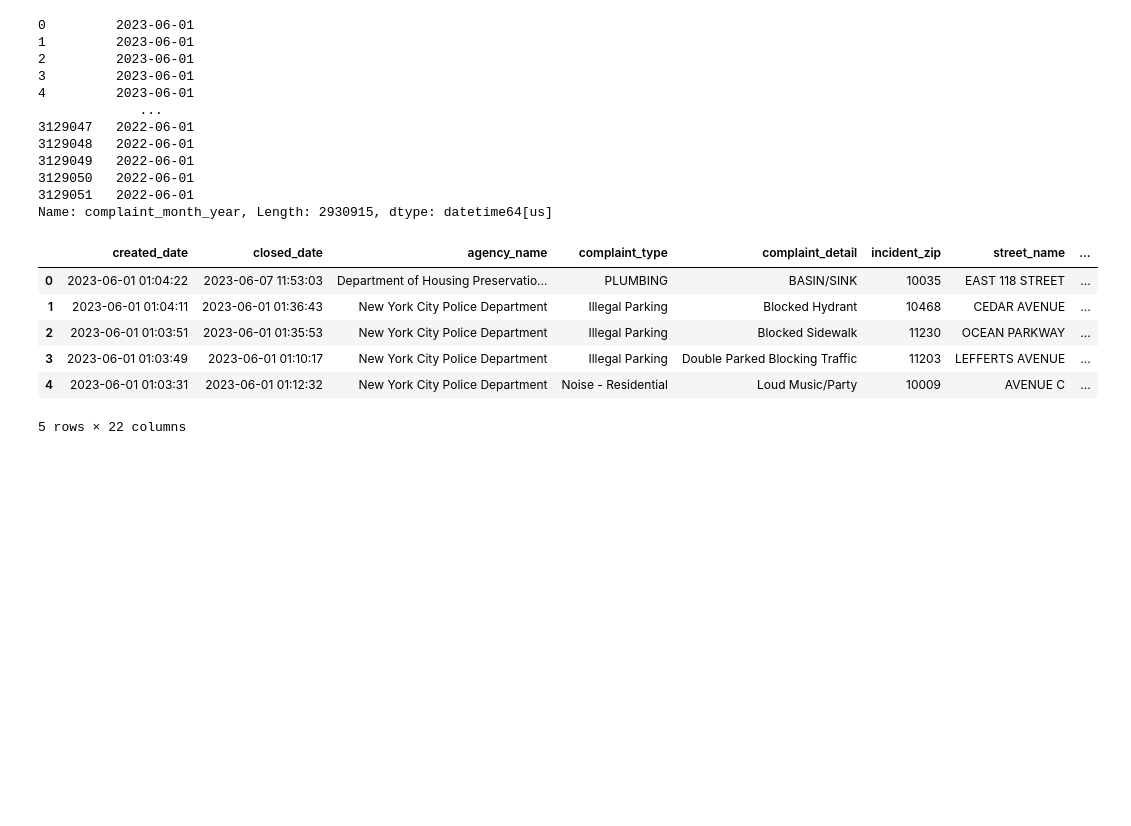
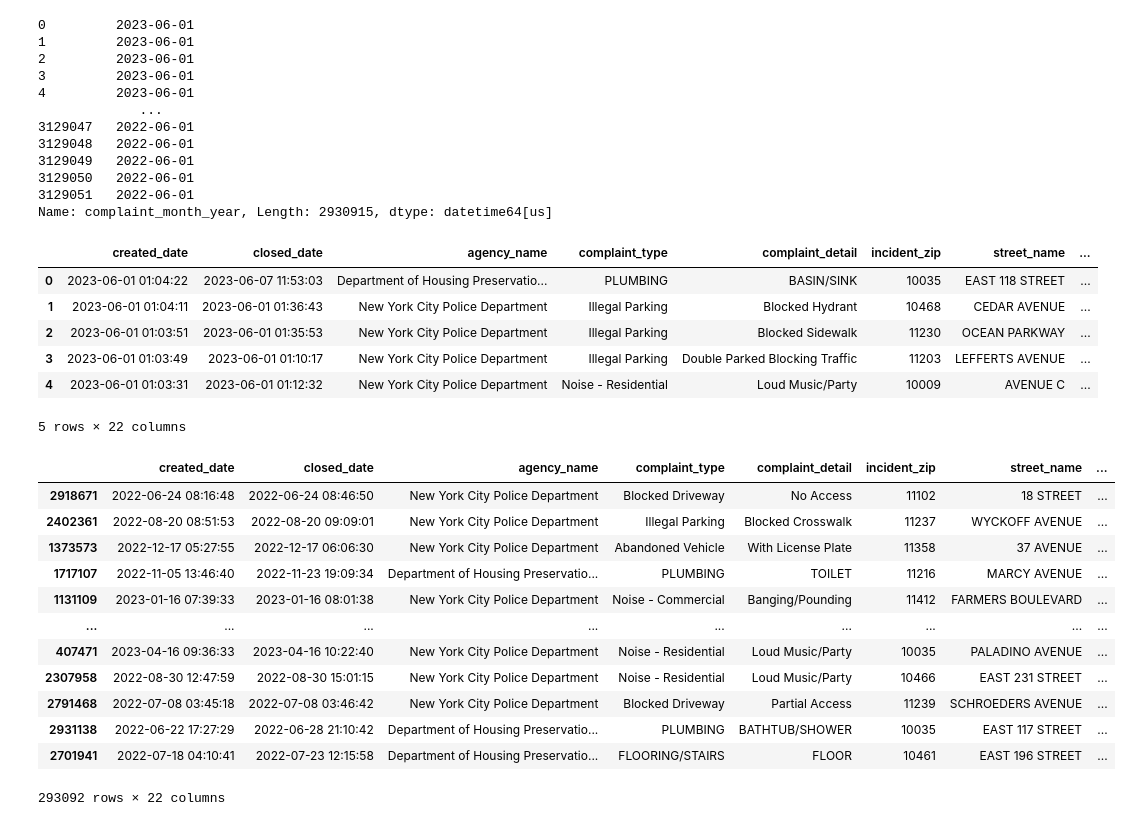
Before and after one commit to taraneem/311-service-requests-analysis, a Jupyter notebook: EDA_nyc311.ipynb, the cells around one changed output. Saved outputs shown, nothing was run; the diff lists cells and outputs as text; code cells hidden in the pictures; blank space fills up the shorter version.

Commit message:
add sampled dataset

```diff
--- a/EDA_nyc311.ipynb
+++ b/EDA_nyc311.ipynb
@@ -353,0 +358,16 @@ df.to_parquet('nyc_featured.parquet' , compression= 'snappy')
+# %%
+pd.read_parquet('nyc_sample.parquet')
+# %% [output]
+|  | created_date | closed_date | agency_name | complaint_type | complaint_detail | incident_zip | street_name | ... |
+| 2918671 | 2022-06-24 08:16:48 | 2022-06-24 08:46:50 | New York City Police Department | Blocked Driveway | No Access | 11102 | 18 STREET | ... |
+| 2402361 | 2022-08-20 08:51:53 | 2022-08-20 09:09:01 | New York City Police Department | Illegal Parking | Blocked Crosswalk | 11237 | WYCKOFF AVENUE | ... |
+| 1373573 | 2022-12-17 05:27:55 | 2022-12-17 06:06:30 | New York City Police Department | Abandoned Vehicle | With License Plate | 11358 | 37 AVENUE | ... |
+| 1717107 | 2022-11-05 13:46:40 | 2022-11-23 19:09:34 | Department of Housing Preservatio... | PLUMBING | TOILET | 11216 | MARCY AVENUE | ... |
+| 1131109 | 2023-01-16 07:39:33 | 2023-01-16 08:01:38 | New York City Police Department | Noise - Commercial | Banging/Pounding | 11412 | FARMERS BOULEVARD | ... |
+| ... | ... | ... | ... | ... | ... | ... | ... | ... |
+| 407471 | 2023-04-16 09:36:33 | 2023-04-16 10:22:40 | New York City Police Department | Noise - Residential | Loud Music/Party | 10035 | PALADINO AVENUE | ... |
+| 2307958 | 2022-08-30 12:47:59 | 2022-08-30 15:01:15 | New York City Police Department | Noise - Residential | Loud Music/Party | 10466 | EAST 231 STREET | ... |
+| 2791468 | 2022-07-08 03:45:18 | 2022-07-08 03:46:42 | New York City Police Department | Blocked Driveway | Partial Access | 11239 | SCHROEDERS AVENUE | ... |
+| 2931138 | 2022-06-22 17:27:29 | 2022-06-28 21:10:42 | Department of Housing Preservatio... | PLUMBING | BATHTUB/SHOWER | 10035 | EAST 117 STREET | ... |
+| 2701941 | 2022-07-18 04:10:41 | 2022-07-23 12:15:58 | Department of Housing Preservatio... | FLOORING/STAIRS | FLOOR | 10461 | EAST 196 STREET | ... |
+293092 rows × 22 columns
```
Also changed, not shown: parts of 1 cell of this notebook, 1 other file.
